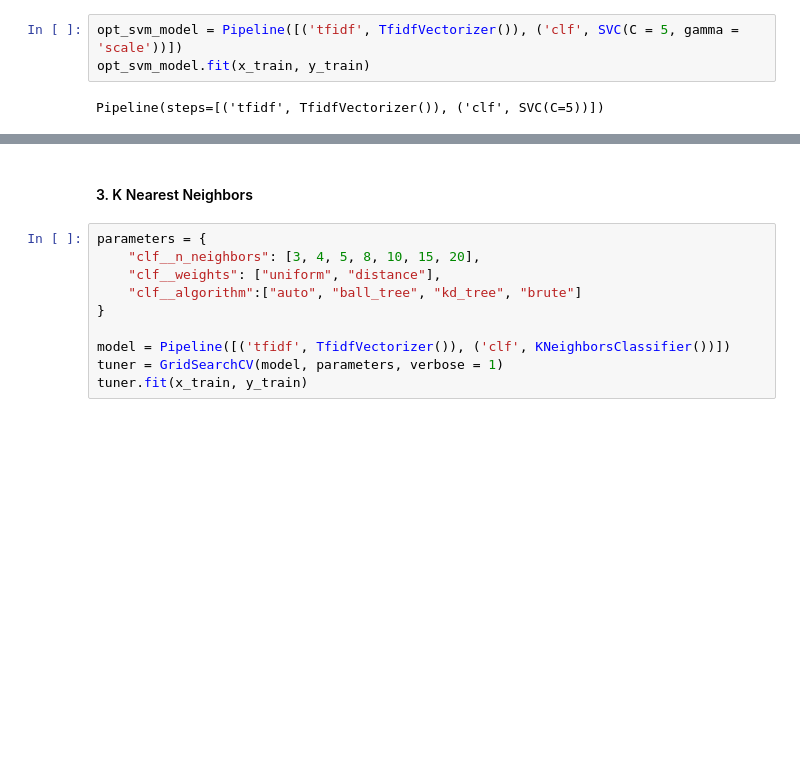
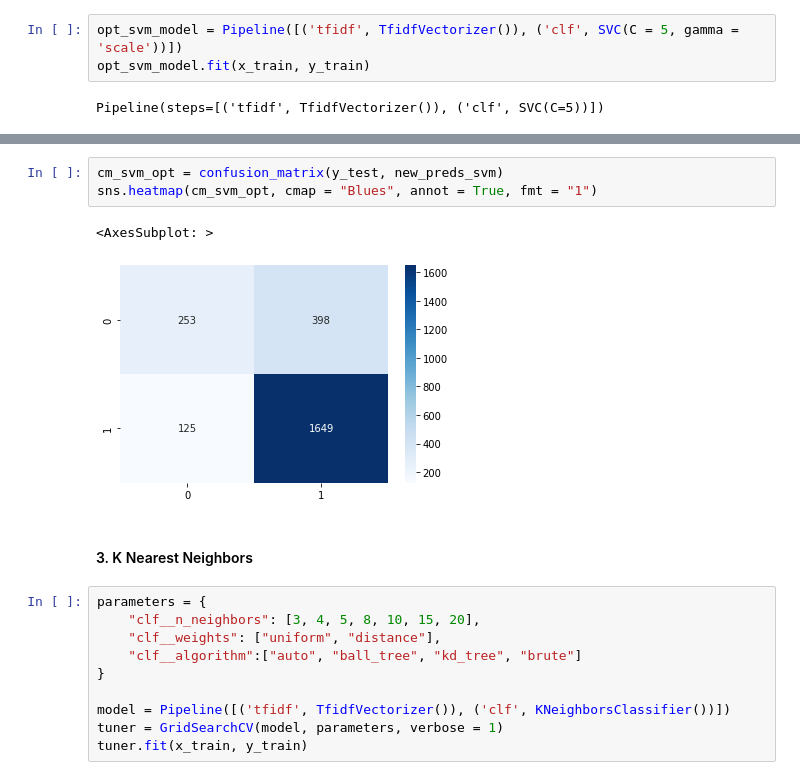
Before and after one commit to gprasad125/dsc180a-project, a Jupyter notebook: notebooks/modeling.ipynb, the cells around one changed output, grey strips where cells are left out. Cells and saved outputs as stored; diff of their text form; blank space fills up the shorter version.

```diff
--- a/notebooks/modeling.ipynb
+++ b/notebooks/modeling.ipynb
@@ -248,3 +251,9 @@ get_stats(new_preds_svm, y_test)
+# %%
+cm_svm_opt = confusion_matrix(y_test, new_preds_svm)
+sns.heatmap(cm_svm_opt, cmap = "Blues", annot = True, fmt = "1")
+# %% [output]
+<AxesSubplot: >
+[figure, added]
 # %% [markdown]
 #### 3. K Nearest Neighbors
 # %%
```
Also changed, not shown: parts of 12 cells of this notebook, 10 other files.
